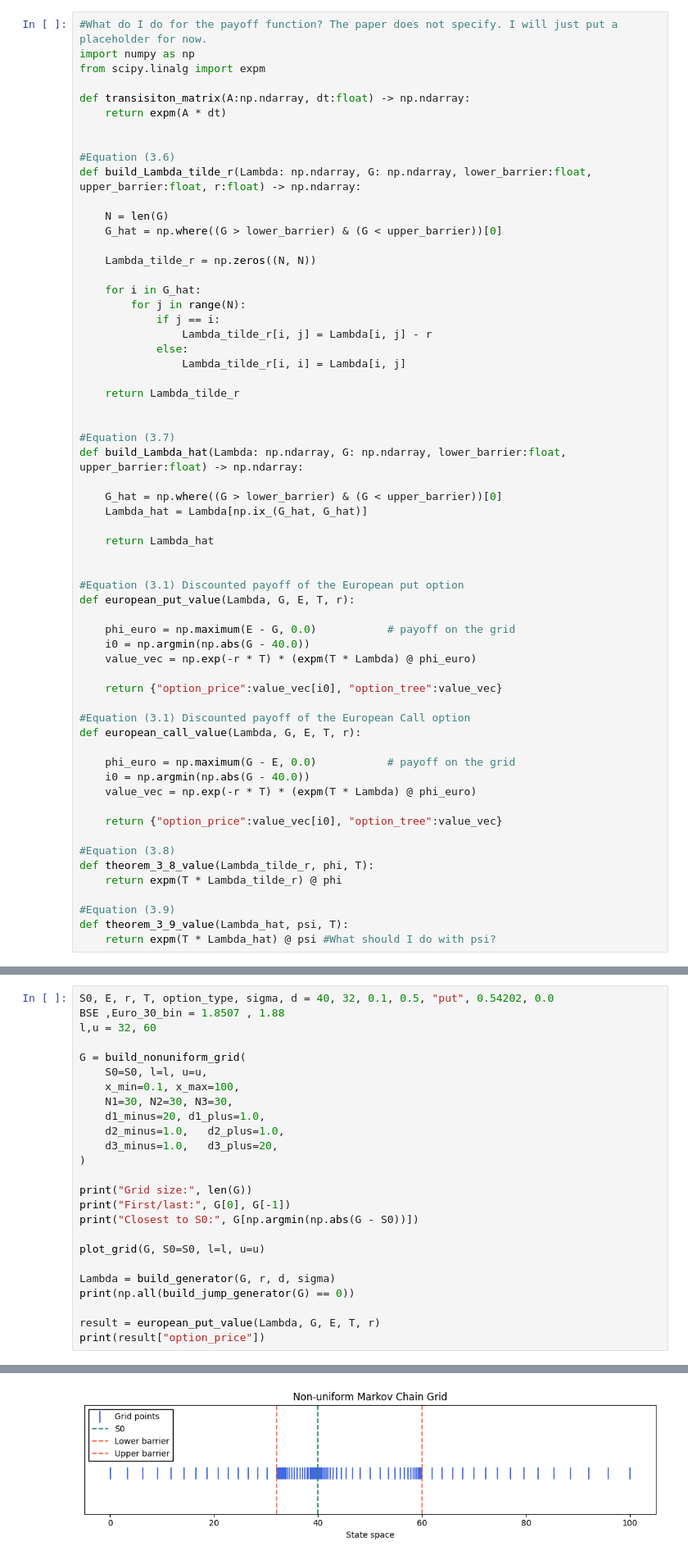
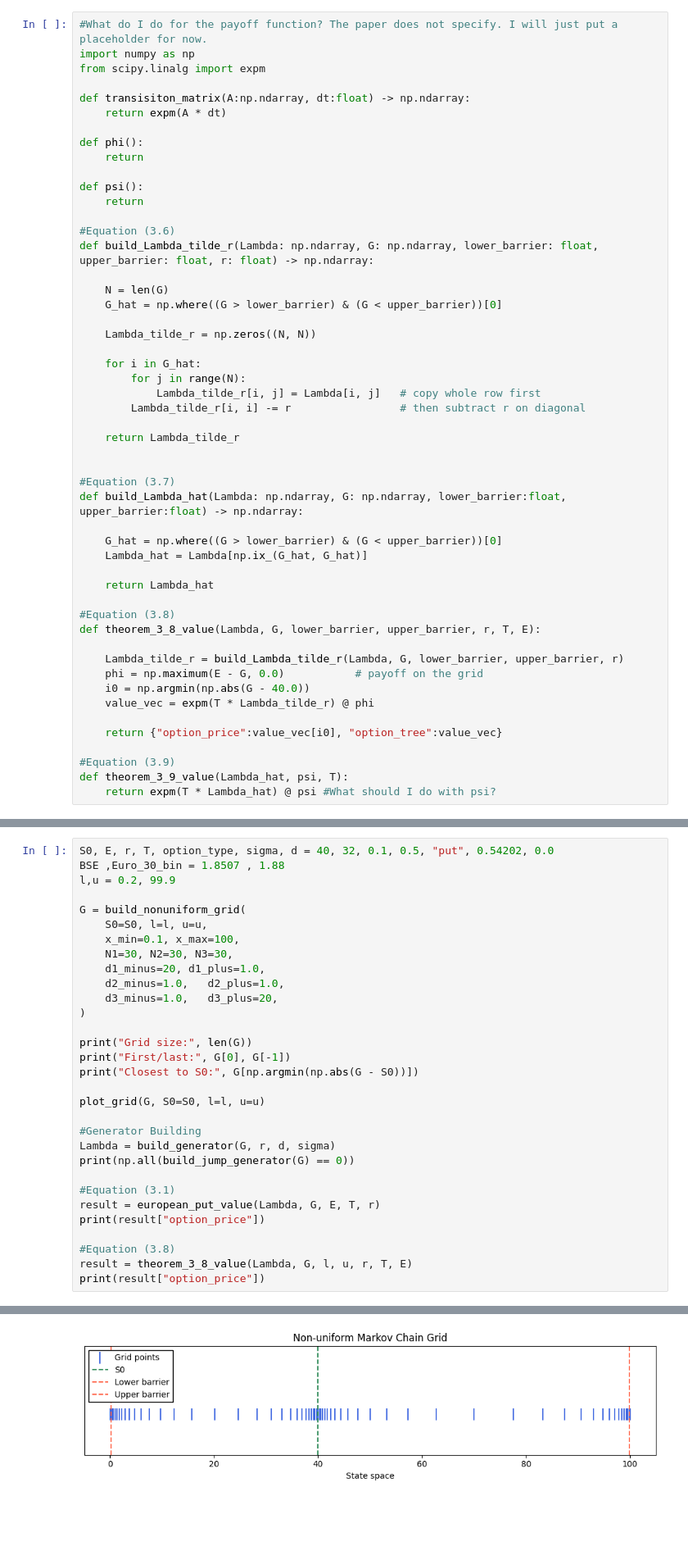
Before and after one commit to heavy-t/MMATH_Project, a Jupyter notebook: Markov.ipynb, the cells around one changed output, grey strips where cells are left out. Shown at 82% size. Drawn from its saved outputs; the diff is of its cells as text; blank space fills up the shorter version.

```diff
--- a/Markov.ipynb
+++ b/Markov.ipynb
@@ -355,9 +355,14 @@ from scipy.linalg import expm
 def transisiton_matrix(A:np.ndarray, dt:float) -> np.ndarray:
     return expm(A * dt)
 
+def phi():
+    return
+
+def psi():
+    return
 
 #Equation (3.6)
-def build_Lambda_tilde_r(Lambda: np.ndarray, G: np.ndarray, lower_barrier:float, upper_barrier:float, r:float) -> np.ndarray:
+def build_Lambda_tilde_r(Lambda: np.ndarray, G: np.ndarray, lower_barrier: float, upper_barrier: float, r: float) -> np.ndarray:
 
     N = len(G)
     G_hat = np.where((G > lower_barrier) & (G < upper_barrier))[0]
@@ -366,10 +371,8 @@ def build_Lambda_tilde_r(Lambda: np.ndarray, G: np.ndarray, lower_barrier:float,
 
     for i in G_hat:
         for j in range(N):
-            if j == i:
-                Lambda_tilde_r[i, j] = Lambda[i, j] - r
-            else:
-                Lambda_tilde_r[i, i] = Lambda[i, j]
+            Lambda_tilde_r[i, j] = Lambda[i, j]   # copy whole row first
+        Lambda_tilde_r[i, i] -= r                 # then subtract r on diagonal
 
     return Lambda_tilde_r
 
@@ -382,28 +385,15 @@ def build_Lambda_hat(Lambda: np.ndarray, G: np.ndarray, lower_barrier:float, upp
 
     return Lambda_hat
 
+#Equation (3.8)
+def theorem_3_8_value(Lambda, G, lower_barrier, upper_barrier, r, T, E):
 
-#Equation (3.1) Discounted payoff of the European put option
-def european_put_value(Lambda, G, E, T, r):
-
-    phi_euro = np.maximum(E - G, 0.0)           # payoff on the grid
+    Lambda_tilde_r = build_Lambda_tilde_r(Lambda, G, lower_barrier, upper_barrier, r)
+    phi = np.maximum(E - G, 0.0)           # payoff on the grid
     i0 = np.argmin(np.abs(G - 40.0))
-    value_vec = np.exp(-r * T) * (expm(T * Lambda) @ phi_euro)
+    value_vec = expm(T * Lambda_tilde_r) @ phi
 
     return {"option_price":value_vec[i0], "option_tree":value_vec}
-
-#Equation (3.1) Discounted payoff of the European Call option
-def european_call_value(Lambda, G, E, T, r):
-
-    phi_euro = np.maximum(G - E, 0.0)           # payoff on the grid
-    i0 = np.argmin(np.abs(G - 40.0))
-    value_vec = np.exp(-r * T) * (expm(T * Lambda) @ phi_euro)
-
-    return {"option_price":value_vec[i0], "option_tree":value_vec}
-
-#Equation (3.8)
-def theorem_3_8_value(Lambda_tilde_r, phi, T):
-    return expm(T * Lambda_tilde_r) @ phi
 
 #Equation (3.9)
 def theorem_3_9_value(Lambda_hat, psi, T):
@@ -413,31 +421,37 @@ def theorem_3_9_value(Lambda_hat, psi, T):
 # %%
 S0, E, r, T, option_type, sigma, d = 40, 32, 0.1, 0.5, "put", 0.54202, 0.0
 BSE ,Euro_30_bin = 1.8507 , 1.88
-l,u = 32, 60
+l,u = 0.2, 99.9
 
 G = build_nonuniform_grid(
     S0=S0, l=l, u=u,
     x_min=0.1, x_max=100,
     N1=30, N2=30, N3=30,
     d1_minus=20, d1_plus=1.0,
     d2_minus=1.0,   d2_plus=1.0,
     d3_minus=1.0,   d3_plus=20,
 )
 
 print("Grid size:", len(G))
 print("First/last:", G[0], G[-1])
 print("Closest to S0:", G[np.argmin(np.abs(G - S0))])
 
 plot_grid(G, S0=S0, l=l, u=u)
 
+#Generator Building
 Lambda = build_generator(G, r, d, sigma)
 print(np.all(build_jump_generator(G) == 0))
 
+#Equation (3.1)
 result = european_put_value(Lambda, G, E, T, r)
 print(result["option_price"])
+
+#Equation (3.8)
+result = theorem_3_8_value(Lambda, G, l, u, r, T, E)
+print(result["option_price"])
 # %% [output]
 Grid size: 88
 First/last: 0.1 100.0
 Closest to S0: 40.0
-[figure, old version]
+[figure, new version]
 True
```
Also changed, not shown: parts of 2 cells of this notebook.
